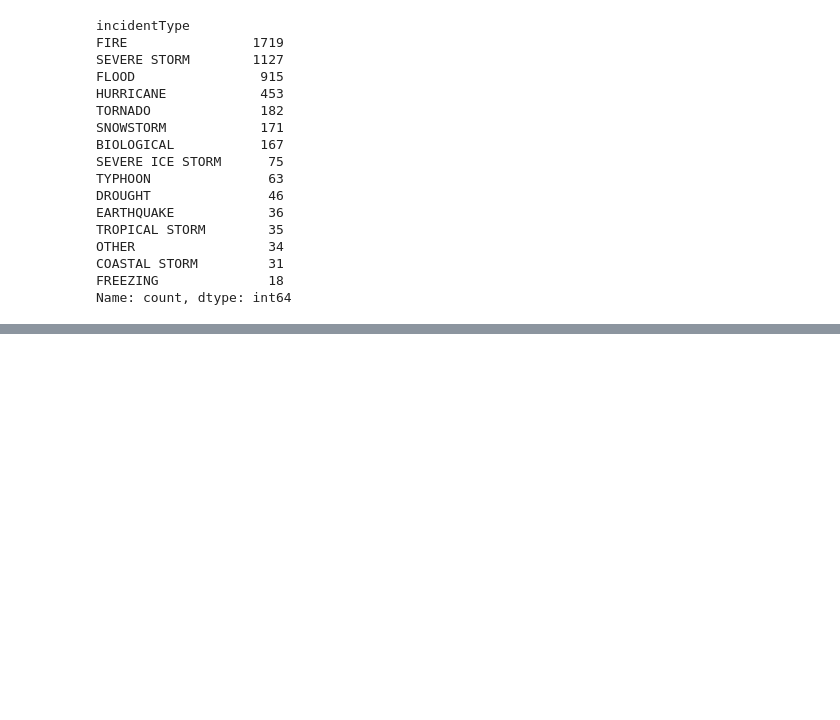
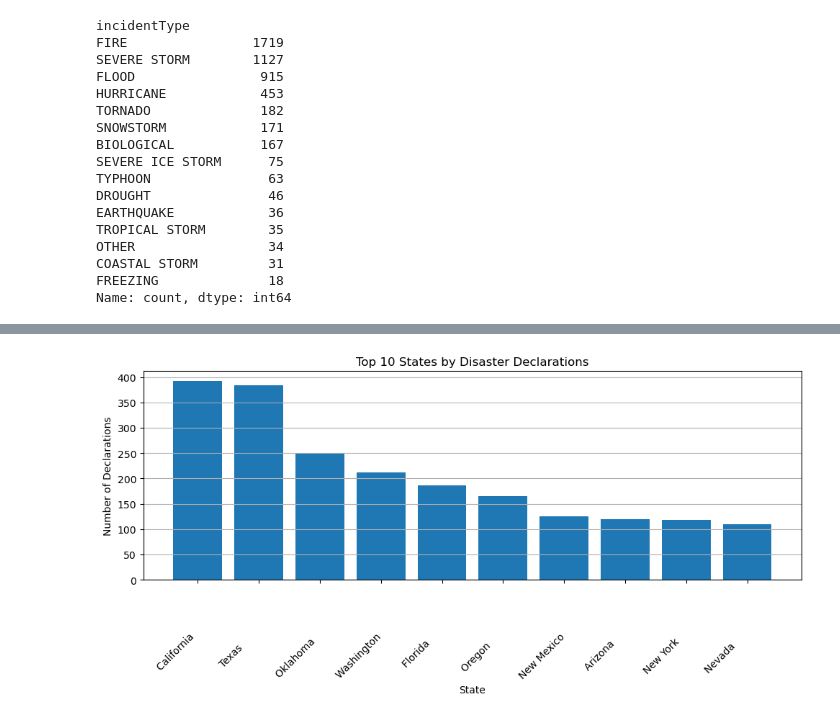
Before and after one commit to GourabDas8/localrepo, a Jupyter notebook: project.ipynb, the cells around one changed output, grey strips where cells are left out. Drawn from its saved outputs; the diff is of its cells as text; code cells hidden in the pictures; blank space fills up the shorter version.

```diff
--- a/project.ipynb
+++ b/project.ipynb
@@ -171,0 +241,20 @@ df.to_csv("FEMA_cleaned_milestone1.csv", index=False)
+# %%
+# Declarations Per State (Bar Chart)
+top_states = declarations_per_state.head(10)
+
+plt.figure(figsize=(10,5))
+
+plt.bar(
+    top_states[group_col],
+    top_states['count']
+)
+
+plt.title("Top 10 States by Disaster Declarations")
+plt.xlabel("State")
+plt.ylabel("Number of Declarations")
+plt.xticks(rotation=45)
+plt.grid(axis="y")
+plt.tight_layout()
+plt.show()
+# %% [output]
+[figure, added]
```
Also changed, not shown: parts of 4 cells of this notebook, 4 other files.
